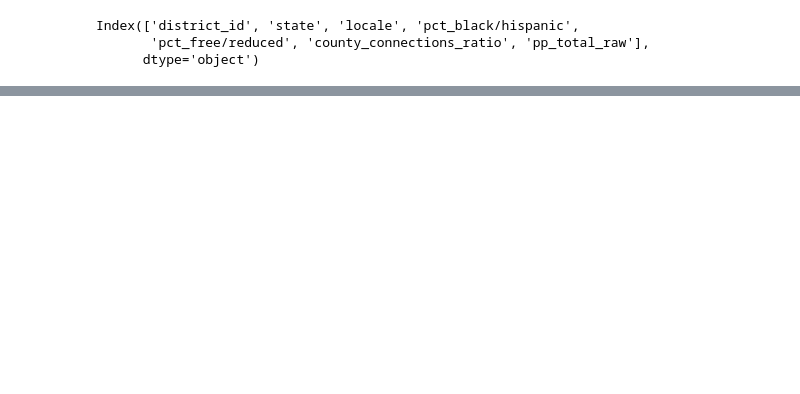
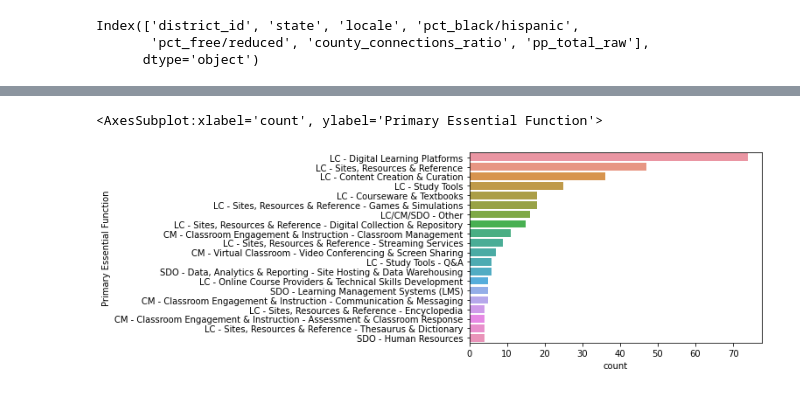
Before and after one commit to iamcheerag/LearnPlatform-COVID-19-Impact-on-Digital-Learning, a Jupyter notebook: data.ipynb, the cells around one changed output, grey strips where cells are left out. Cells and saved outputs as stored; diff of their text form; code cells hidden in the pictures; blank space fills up the shorter version.

```diff
--- a/data.ipynb
+++ b/data.ipynb
@@ -173,0 +201,8 @@ fig.show()
+# %%
+sns.countplot(y="Primary Essential Function",
+              data = products_info_df,
+              order=products_info_df['Primary Essential Function'].value_counts().index[:20]
+             )
+# %% [output]
+<AxesSubplot:xlabel='count', ylabel='Primary Essential Function'>
+[figure, added]
```
Also changed, not shown: parts of 13 cells of this notebook.
